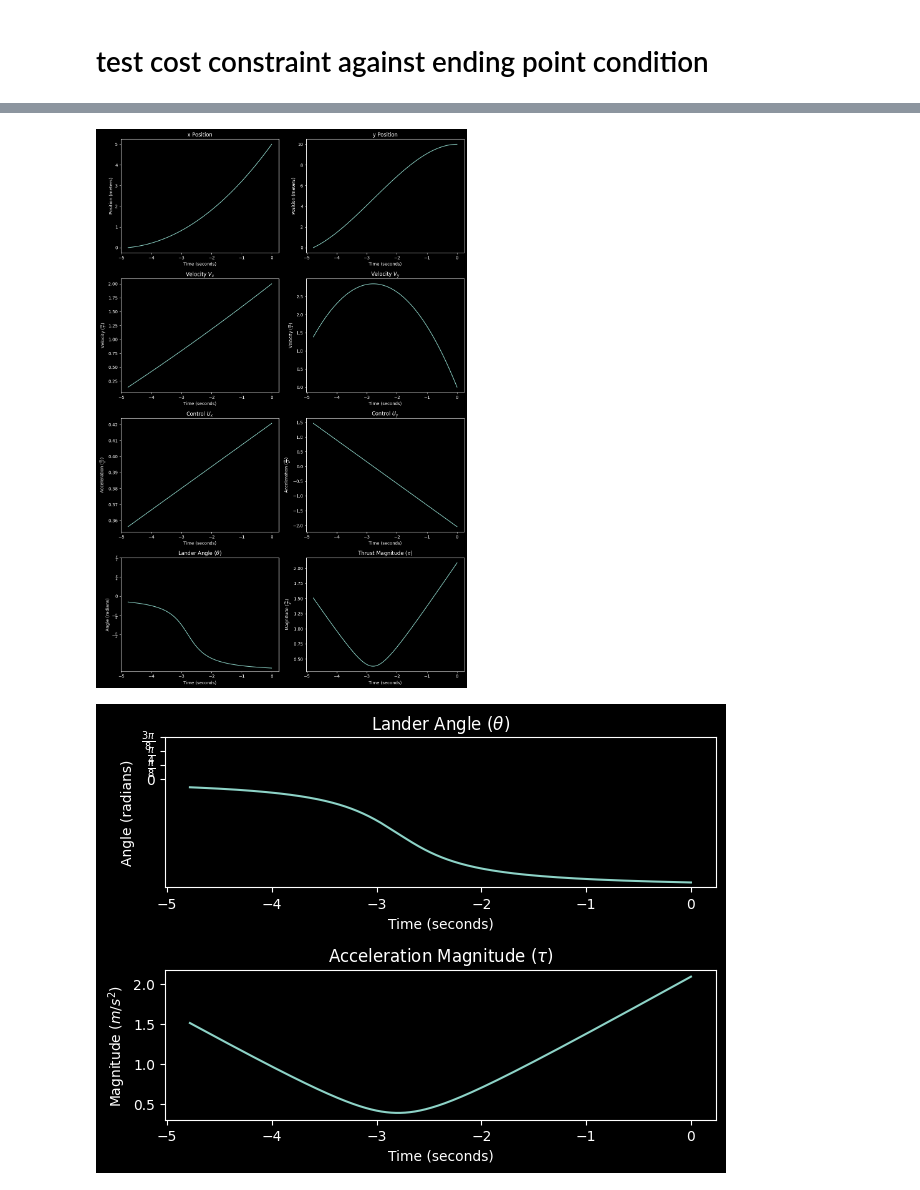
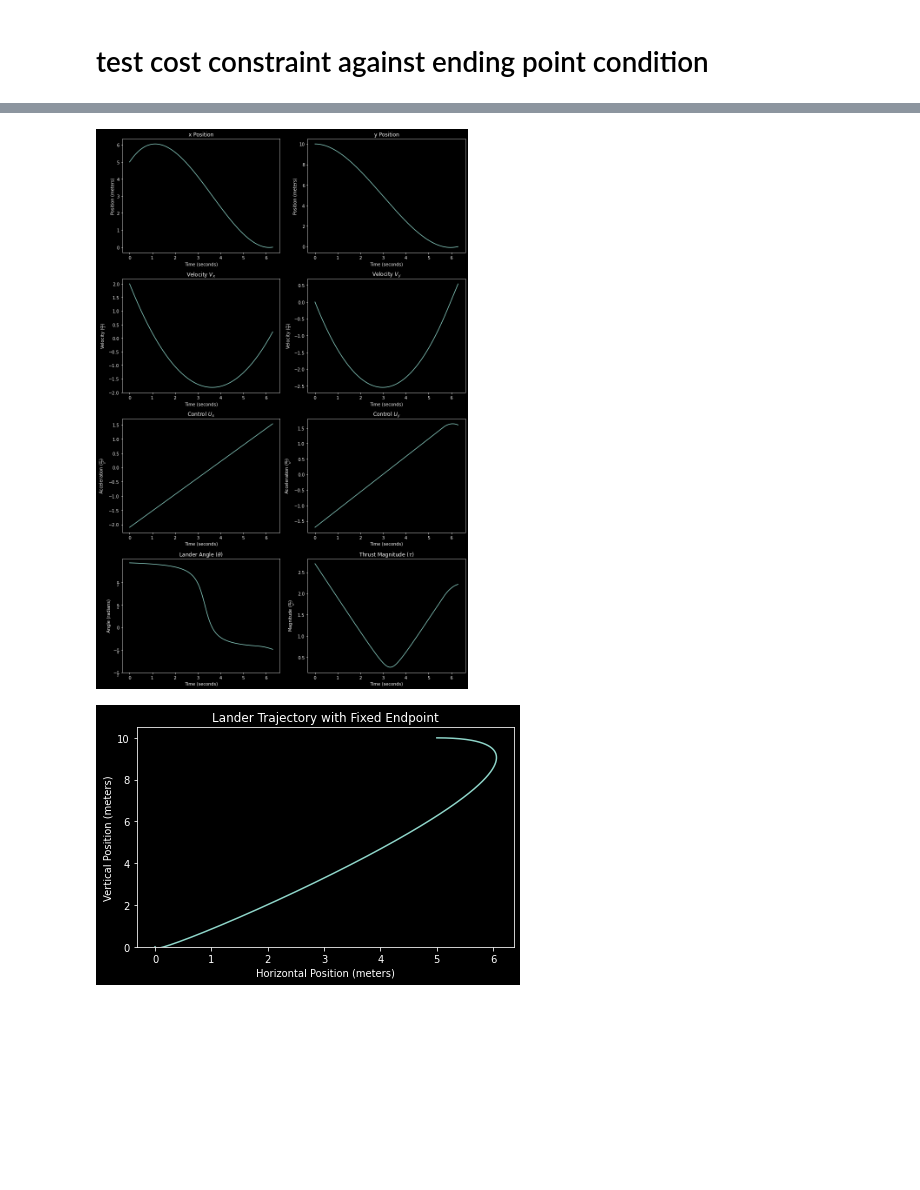
Before and after one commit to jpatrickb/moonlander_optimal_control, a Jupyter notebook: landing_pos_with_cost.ipynb, the cells around one changed output, grey strips where cells are left out. Cells and saved outputs as stored; diff of their text form; code cells hidden in the pictures; blank space fills up the shorter version.

```diff
--- a/landing_pos_with_cost.ipynb
+++ b/landing_pos_with_cost.ipynb
@@ -103,7 +105,7 @@ def lunar_lander(pos_init, target, v_init, tf_guess=20, y0_guess=1, alpha=10., b
 
     return t_vals, x, y, xp, yp, ux, uy-G, tf
 # %%
-def make_plots(t, x, y, xp, yp, ux, uy, tf):
+'''def make_plots(t, x, y, xp, yp, ux, uy, tf):
     plt.style.use('dark_background')
     print("Final Time:", tf)
     print("Final Position:", (np.round(x[-1], 3), np.round(y[-1], 3)))
@@ -168,9 +170,9 @@ def make_plots(t, x, y, xp, yp, ux, uy, tf):
 
     # finish the plotting
     plt.tight_layout()
-    plt.show()
+    plt.show()'''
 # %%
-def make_control_plot(t, ux, uy):
+'''def make_control_plot(t, ux, uy):
     plt.style.use('dark_background')
     plt.subplot(211)
     plt.plot(t, np.arctan2(-ux, uy))
@@ -198,7 +200,7 @@ def make_trajectory_plot(x, y, title):
     # Save the plot to a file
     plt.savefig(f"{title}.png")
     plt.tight_layout()
-    plt.show()
+    plt.show()'''
 # %% [markdown]
 # test landing below with different nu and mu parameters
 # %%
@@ -435,8 +434,8 @@ Final Position: (0.0, -0.0)
 pos_init = (5., 10.)
 pos_final = (0., 0.)
 v = 2.
-t, x, y, xp, yp, ux, uy, tf = lunar_lander_fixed_target(pos_init, pos_final, v, nu=40.)
+t, x, y, xp, yp, ux, uy, tf = lunar_lander_fixed_target(pos_init, pos_final, v, alpha=15., gamma=15., beta=100, nu=40.)
 make_plots(t, x, y, xp, yp, ux, uy, tf)
-make_control_plot(t, ux, uy)
-make_trajectory_plot(x, y, 'Method1')
+# make_control_plot(t, ux, uy)
+make_trajectory_plot(x, y, title="Lander Trajectory with Fixed Endpoint", save_file="plots/bad_fixed_endpoint.png")
 # %% [output]
@@ -445,2 +444,2 @@ Final Position: (0.0, 0.0)
-[figure, old version]
+[figure, new version]
-[figure, old version]
+[figure, new version]
```
Also changed, not shown: parts of 5 cells of this notebook, 5 other files.
